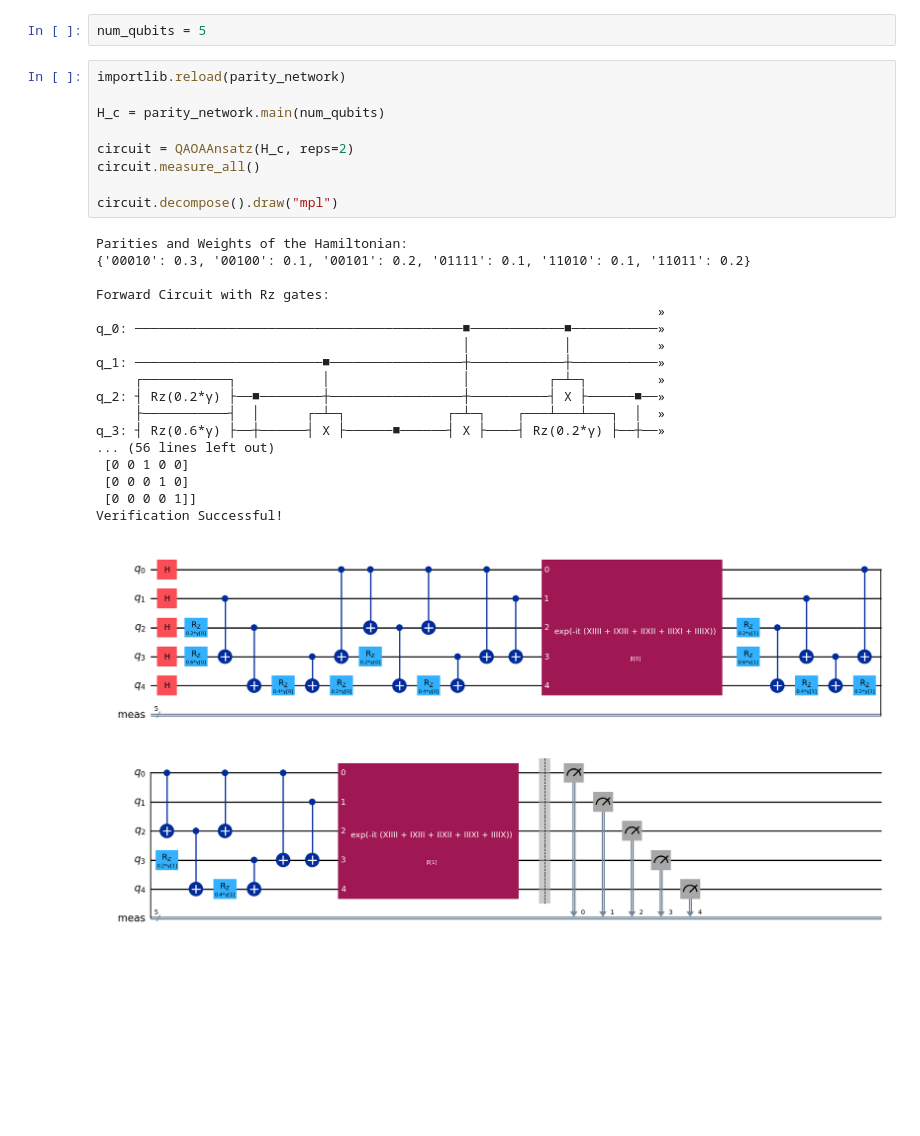
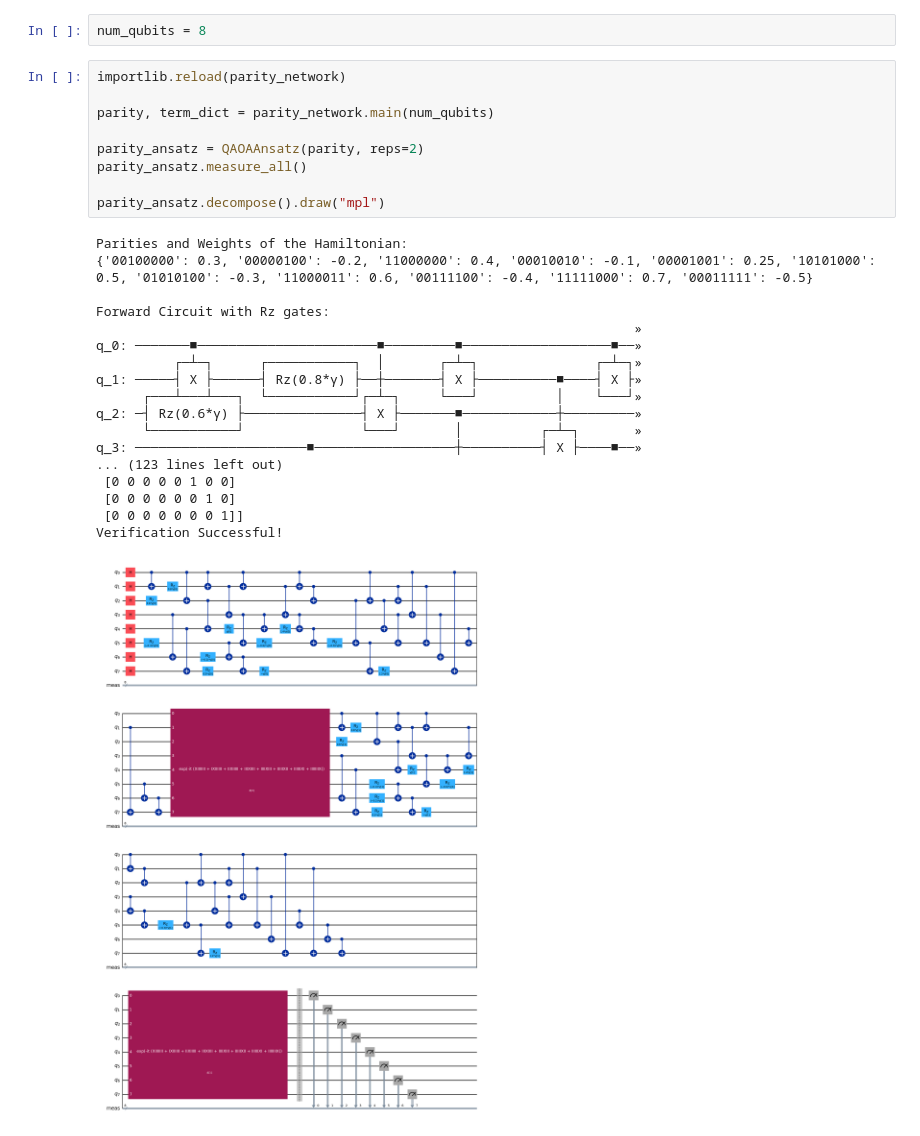
Before and after one commit to kimmmjh/2025-ionq-research-mentoring, a Jupyter notebook: full.ipynb, the cells around one changed output. Cells and saved outputs as stored; diff of their text form; blank space fills up the shorter version.

```diff
--- a/full.ipynb
+++ b/full.ipynb
@@ -6,30 +7,30 @@ import importlib
 # %%
-num_qubits = 5
+num_qubits = 8
 # %%
 importlib.reload(parity_network)
 
-H_c = parity_network.main(num_qubits)
+parity, term_dict = parity_network.main(num_qubits)
 
-circuit = QAOAAnsatz(H_c, reps=2)
-circuit.measure_all()
+parity_ansatz = QAOAAnsatz(parity, reps=2)
+parity_ansatz.measure_all()
 
-circuit.decompose().draw("mpl")
+parity_ansatz.decompose().draw("mpl")
 # %% [output]
 Parities and Weights of the Hamiltonian:
-{'00010': 0.3, '00100': 0.1, '00101': 0.2, '01111': 0.1, '11010': 0.1, '11011': 0.2}
+{'00100000': 0.3, '00000100': -0.2, '11000000': 0.4, '00010010': -0.1, '00001001': 0.25, '10101000': 0.5, '01010100': -0.3, '11000011': 0.6, '00111100': -0.4, '11111000': 0.7, '00011111': -0.5}
 
 Forward Circuit with Rz gates:
-                                                                        »
-q_0: ──────────────────────────────────────────■────────────■───────────»
-                                               │            │           »
-q_1: ────────────────────────■─────────────────┼────────────┼───────────»
-     ┌───────────┐           │                 │          ┌─┴─┐         »
-q_2: ┤ Rz(0.2*γ) ├──■────────┼─────────────────┼──────────┤ X ├──────■──»
-     ├───────────┤  │      ┌─┴─┐             ┌─┴─┐    ┌───┴───┴───┐  │  »
-q_3: ┤ Rz(0.6*γ) ├──┼──────┤ X ├──────■──────┤ X ├────┤ Rz(0.2*γ) ├──┼──»
-... (56 lines left out)
- [0 0 1 0 0]
- [0 0 0 1 0]
- [0 0 0 0 1]]
+                                                                     »
+q_0: ───────■───────────────────────■─────────■───────────────────■──»
+          ┌─┴─┐      ┌───────────┐  │       ┌─┴─┐               ┌─┴─┐»
+q_1: ─────┤ X ├──────┤ Rz(0.8*γ) ├──┼───────┤ X ├──────────■────┤ X ├»
+      ┌───┴───┴───┐  └───────────┘┌─┴─┐     └───┘          │    └───┘»
+q_2: ─┤ Rz(0.6*γ) ├───────────────┤ X ├───────■────────────┼─────────»
+      └───────────┘               └───┘       │          ┌─┴─┐       »
+q_3: ──────────────────────■──────────────────┼──────────┤ X ├────■──»
+... (123 lines left out)
+ [0 0 0 0 0 1 0 0]
+ [0 0 0 0 0 0 1 0]
+ [0 0 0 0 0 0 0 1]]
 Verification Successful!
-[figure, old version]
+[figure, new version]
```
Also changed, not shown: parts of 12 cells of this notebook, 4 other files.
